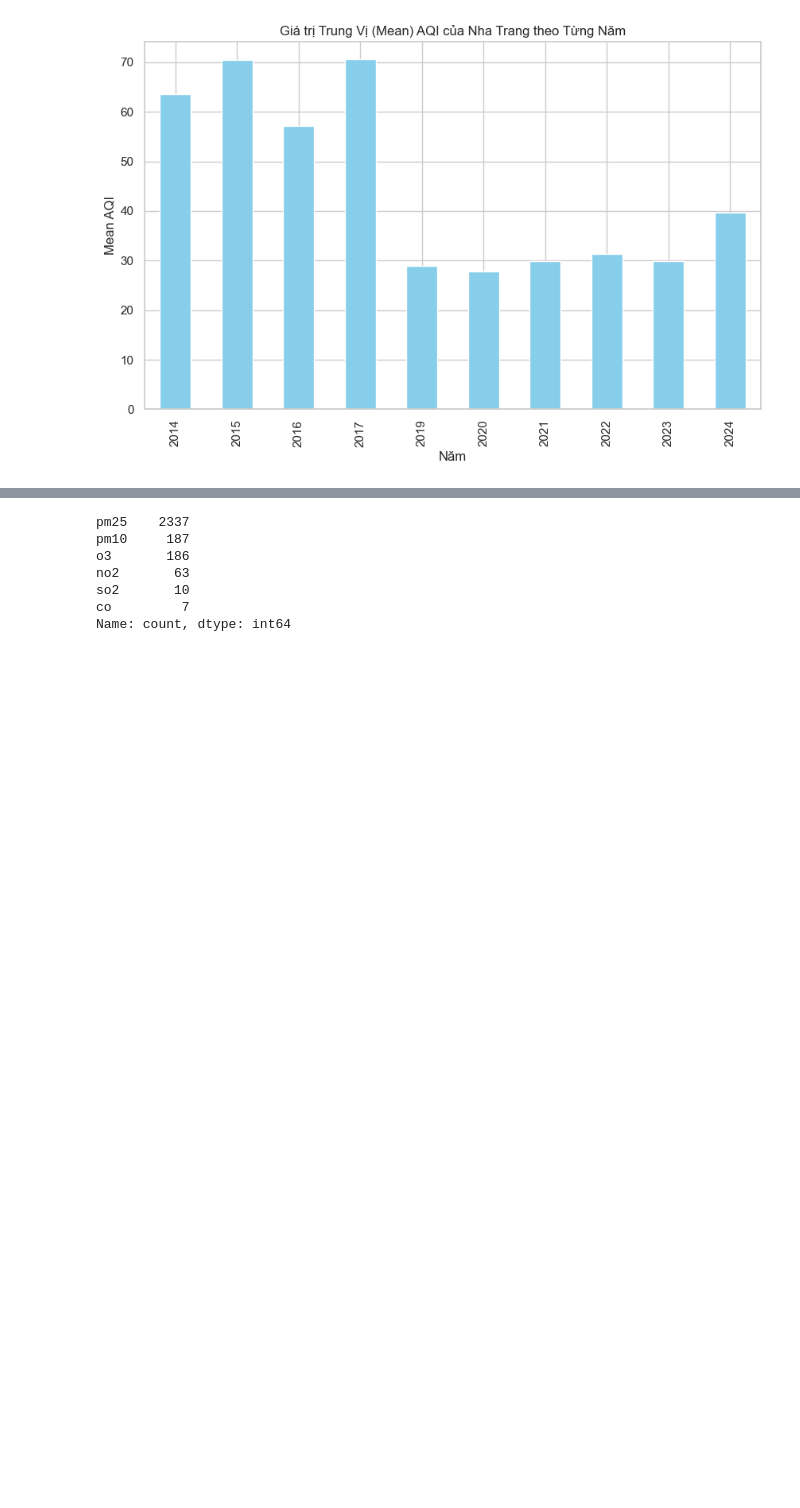
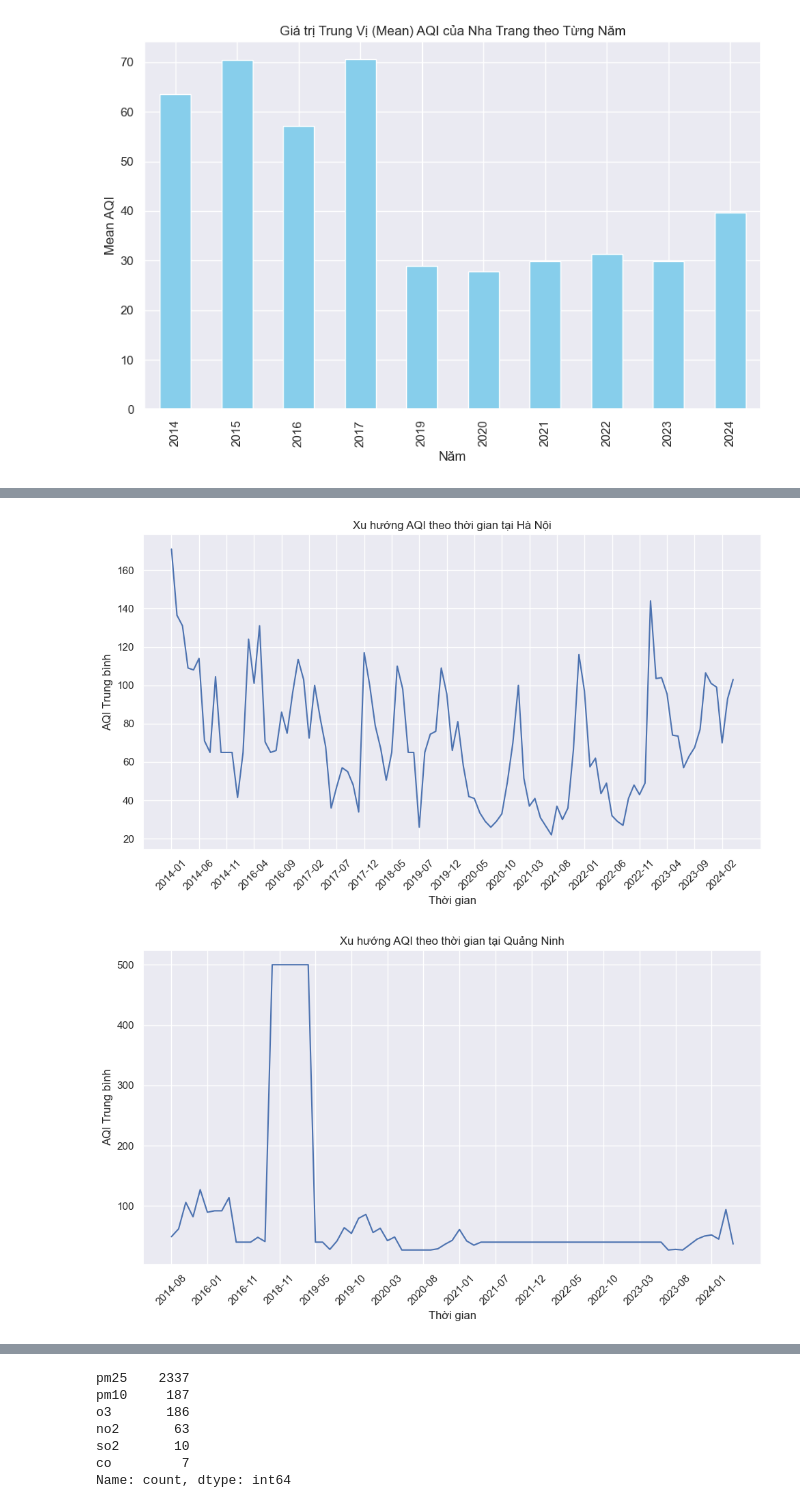
Before and after one commit to quannm2k2/analytic_aqi_vietnam, a Jupyter notebook: notebook.ipynb, the cells around one changed output, grey strips where cells are left out. Saved outputs shown, nothing was run; the diff lists cells and outputs as text; code cells hidden in the pictures; blank space fills up the shorter version.

```diff
--- a/notebook.ipynb
+++ b/notebook.ipynb
@@ -690,0 +739,30 @@ mean_aqi_chart(nha_trang_df, "Nha Trang")
+# %%
+sns.set_theme()
+def aqi_median_values(df, name):
+   # Loại bỏ cột "AQI Category"
+   df = df.drop(columns=['AQI Category'])
+
+   # Tạo cột mới để lấy tháng và năm từ cột "date"
+   df['month_year'] = df['date'].dt.to_period('M')
+
+   # Tính giá trị trung bình của AQI cho mỗi tháng-năm
+   average_aqi = df.groupby('month_year')['aqi'].median()
+
+   # Vẽ biểu đồ
+   plt.figure(figsize=(10, 6))
+   plt.plot(average_aqi.index.astype(str), average_aqi.values, linestyle='-')
+   plt.xlabel('Thời gian')
+   plt.ylabel('AQI Trung bình')
+   plt.title(f'Xu hướng AQI theo thời gian tại {name}')
+   plt.xticks(average_aqi.index.astype(str)[::5], rotation=45)  # Chỉ hiển thị mỗi 2 tháng
+   plt.grid(True)
+   plt.tight_layout()
+   plt.show()
+# %%
+aqi_median_values(hanoi_df, "Hà Nội")
+aqi_median_values(quang_ninh_df, "Quảng Ninh")
+aqi_median_values(da_nang_df, "Đà Nẵng")
+aqi_median_values(nha_trang_df, "Nha Trang")
+# %% [output]
+[figure, added]
+[figure, added]
```
Also changed, not shown: parts of 58 cells of this notebook.
